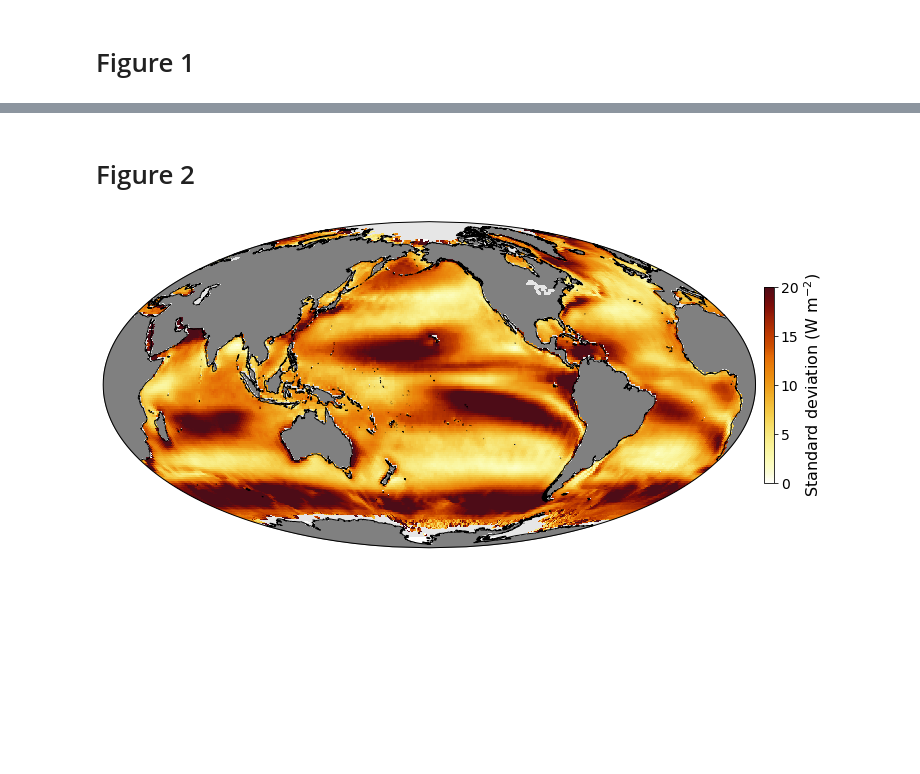
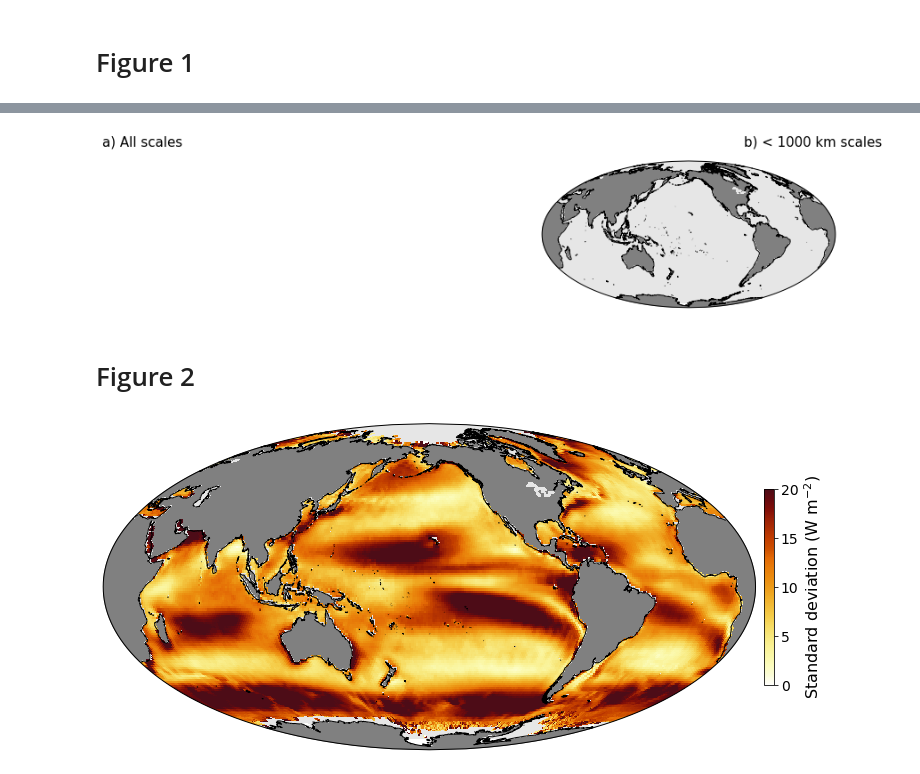
Before and after one commit to cgentemann/cloud_science, a Jupyter notebook: Butterfly/Butterfly_large_to_small_wind_sst_correlation.ipynb, the cells around one changed output, grey strips where cells are left out. Drawn from its saved outputs; the diff is of its cells as text; code cells hidden in the pictures; blank space fills up the shorter version.

```diff
--- a/Butterfly/Butterfly_large_to_small_wind_sst_correlation.ipynb
+++ b/Butterfly/Butterfly_large_to_small_wind_sst_correlation.ipynb
@@ -82,3 +82,36 @@ fig.savefig(adir_figs+'figure1_small_ver2.pdf')
+# %%
+#remaking for larger colorbars and new a/b
+bo_div = cmxml.make_cmap('./../cmap/blue-orange-div.xml') #make the Matplotlib compatible colormap
+vv=.6
+tem=xr.concat([ds2.sel(lon=slice(20,360)),ds2.sel(lon=slice(0,20))],dim='lon')
+fig = plt.figure(figsize=(13, 4))
+#ax = plt.subplot(121,projection=ccrs.Mollweide(central_longitude=-160))
+#ax.add_feature(cfeature.LAND,facecolor='grey')
+#ax.coastlines(resolution='50m', color='black', linewidth=1)
+#ax0=ax.pcolormesh(tem.lon,tem.lat,tem.mask,vmin=0,vmax=10,cmap='binary',transform=ccrs.PlateCarree())
+#ax1=ax.pcolormesh(tem.lon,tem.lat,tem.corrH,vmin=-vv,vmax=vv,cmap='RdBu_r',transform=ccrs.PlateCarree())
+#pos1 = ax.get_position() # get the original position
+#pos2 = [pos1.x0-0.1, pos1.y0,pos1.width*1.2, pos1.height*1.2]
+#ax1 = ax.set_position(pos2) # set a new position
+
+axt = plt.axes((.4, .8, .01, .01))
+axt.axis('off')
+axt.text(-38,5,'a) All scales',fontsize=15)
+axt.text(39,5,'b) < 1000 km scales',fontsize=15)
+tem=xr.concat([ds1.sel(lon=slice(20,360)),ds1.sel(lon=slice(0,20))],dim='lon')
+ax = plt.subplot(122,projection=ccrs.Mollweide(central_longitude=-160))
+#move lower figure up
+ax.add_feature(cfeature.LAND,facecolor='grey')
+ax.coastlines(resolution='50m', color='black', linewidth=1)
+ax0=ax.pcolormesh(tem.lon,tem.lat,tem.mask,vmin=0,vmax=10,cmap='binary',transform=ccrs.PlateCarree())
+
+pos1 = ax.get_position() # get the original position
+pos3 = [pos1.x0-0.095, pos1.y0,pos1.width*1.2, pos1.height*1.2]
+
+fig.savefig(adir_figs+'figure1_small_ver4.png', dpi=500, transparent=True)
+fig.savefig(adir_figs+'figure1_small_ver4.pdf')
+# %% [output]
+[figure, added]
 # %% [markdown]
 # Figure 2
 # %%
```
Also changed, not shown: parts of 1 cell of this notebook.
